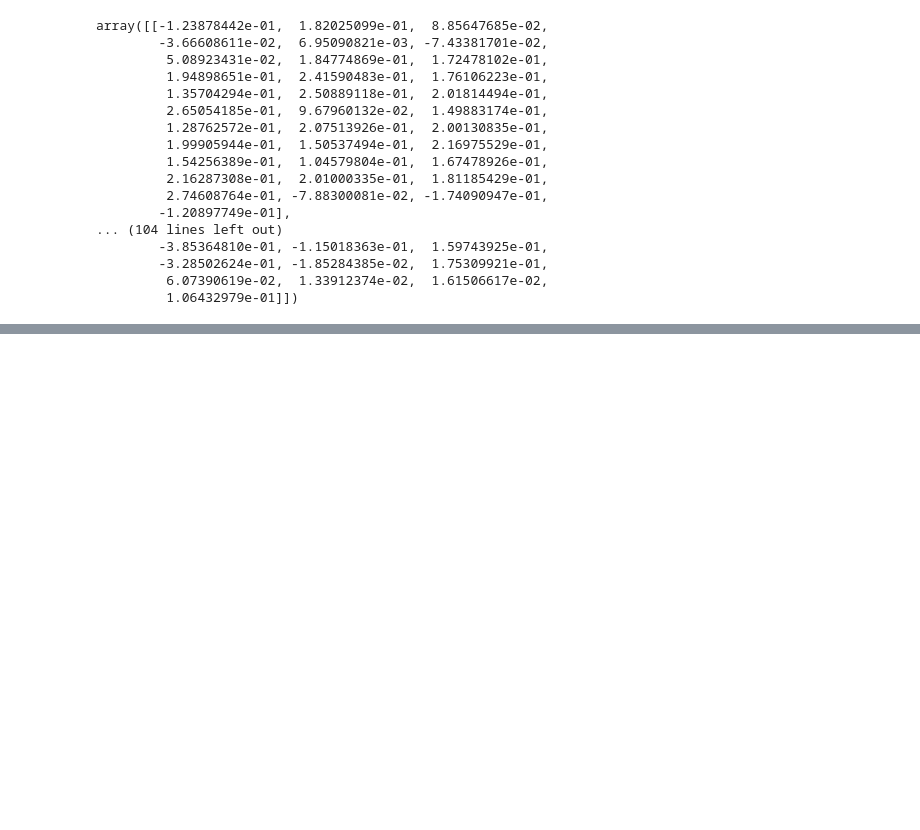
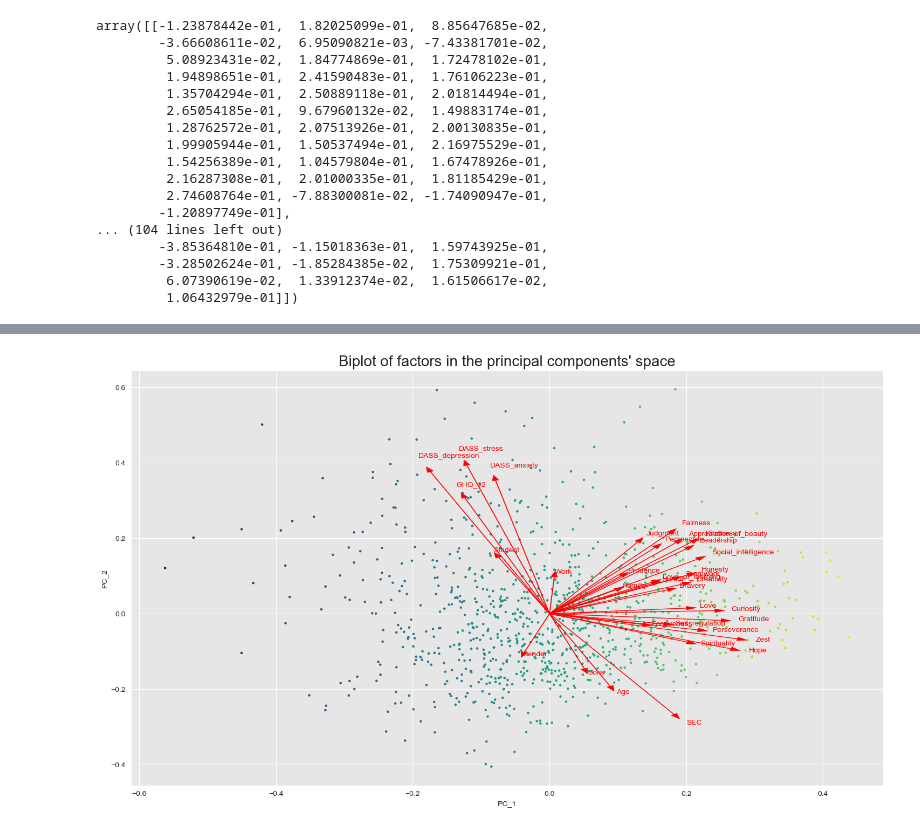
Before and after one commit to FrancescoPeria/PCA, a Jupyter notebook: PCA_for_COVID_questionnaire.ipynb, the cells around one changed output, grey strips where cells are left out. Cells and saved outputs as stored; diff of their text form; code cells hidden in the pictures; blank space fills up the shorter version.

```diff
--- a/PCA_for_COVID_questionnaire.ipynb
+++ b/PCA_for_COVID_questionnaire.ipynb
@@ -320,0 +471,50 @@ Scree Plot to understand how much PCs will go in the final graph
+# %%
+#%%BIPLOT
+# PCs = X @ V, so X = PCs @ V_T. Considering only 2 PCs PC1 and PC2:
+# PC1 @ V1 + PC2 @ V2 = X and for each factor Xj
+# Xj = y1 * V1_j + y2 * V2_j
+# So we can write the original factors as linear combinations of the principal components basis,
+# having the principal_directions' coefficients as weights
+plt.figure(figsize = [18, 10])
+
+def biplot(PC, principal_directions, list_variable_names, idx_1 = 0, idx_2 = 1):
+
+    # idx_1, idx_2 are indexes of the PCs to be plotted (es. PC1 and PC_3)
+
+    PC_1 = PC[:, idx_1] # first principal component
+    PC_2 = PC[:, idx_2] # second principal component
+
+    PC_1 = PC_1/(max(PC_1) - min(PC_1))
+    PC_2 = PC_2/(max(PC_2) - min(PC_2))
+
+
+    plt.scatter(PC_1, PC_2, s = 5, c = PC_1, cmap = 'viridis')
+
+
+    n = principal_directions.shape[0] # it's equal to the number of original factors
+
+    for j in range(n):
+        plt.arrow( x = 0, y = 0, # coordinates of the arrow base
+                   dx = principal_directions[j, idx_1], # PC1 coordinate of arrow
+                   dy = principal_directions[j, idx_2], # PC2 coordinate of arrow
+                   color = 'red', head_width = 0.01, lw = 0.4)
+
+        plt.text( principal_directions[j, idx_1]*1.1, principal_directions[j, idx_2]*1.1,
+                  list_variable_names[j], color = 'red', fontsize = 10)
+
+    plt.title("Biplot of factors in the principal components' space", fontsize = 20)
+    plt.xlabel('PC_' + str(idx_1 + 1))
+    plt.ylabel('PC_' + str(idx_2 + 1))
+
+    return(None)
+
+
+biplot(PC = PCs,
+       # with the transposition the eigenvectors V are on columns
+       principal_directions = np.real(PCA_from_scratch.principal_directions.T),
+       list_variable_names = cols,
+       idx_1 = 0 , idx_2 = 1)
+
+plt.show()
+# %% [output]
+[figure, added]
```
Also changed, not shown: parts of 26 cells of this notebook, 4 other files.
